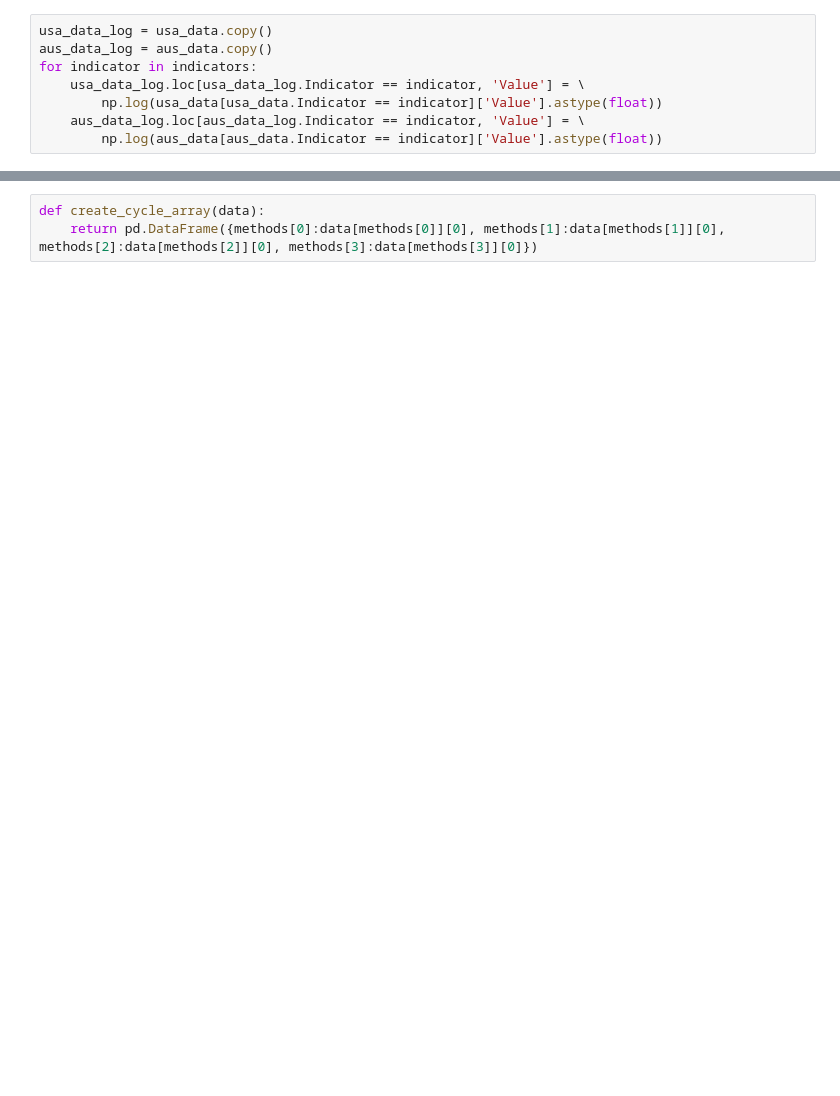
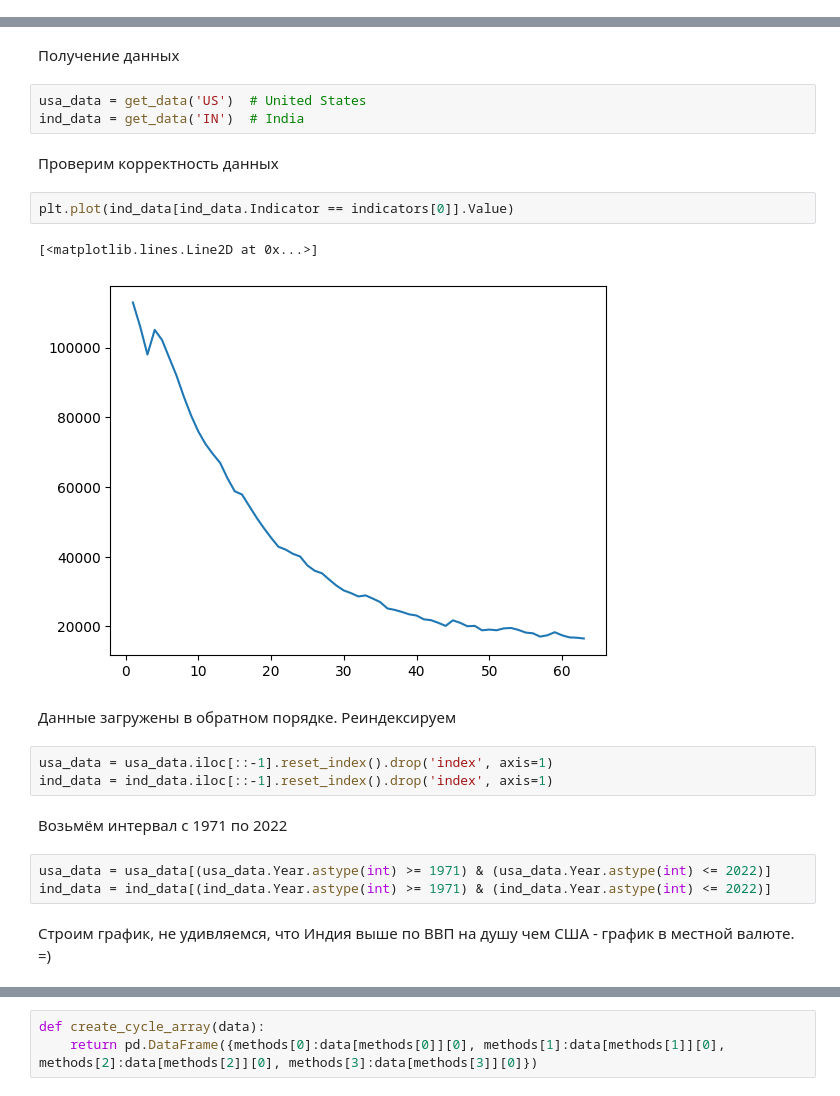
Before and after one commit to SingleMeow/BusinessCycleRegularities, a Jupyter notebook: Solution.ipynb, the cells around one changed output, grey strips where cells are left out. Saved outputs shown, nothing was run; the diff lists cells and outputs as text; blank space fills up the shorter version.

```diff
--- a/Solution.ipynb
+++ b/Solution.ipynb
@@ -114,8 +0,0 @@ plt.plot(usa_data[usa_data.Indicator == indicators[0]].Year, aus_data[aus_data.I
-# %%
-usa_data_log = usa_data.copy()
-aus_data_log = aus_data.copy()
-for indicator in indicators:
-    usa_data_log.loc[usa_data_log.Indicator == indicator, 'Value'] = \
-        np.log(usa_data[usa_data.Indicator == indicator]['Value'].astype(float))
-    aus_data_log.loc[aus_data_log.Indicator == indicator, 'Value'] = \
-        np.log(aus_data[aus_data.Indicator == indicator]['Value'].astype(float))
@@ -315,0 +78,24 @@ Correlation of hp-filters with lambda = 6.25 cycles: f0.5217295998732828
+# %% [markdown]
+Получение данных
+# %%
+usa_data = get_data('US')  # United States
+ind_data = get_data('IN')  # India
+# %% [markdown]
+Проверим корректность данных
+# %%
+plt.plot(ind_data[ind_data.Indicator == indicators[0]].Value)
+# %% [output]
+[<matplotlib.lines.Line2D at 0x...>]
+[figure, added]
+# %% [markdown]
+Данные загружены в обратном порядке. Реиндексируем
+# %%
+usa_data = usa_data.iloc[::-1].reset_index().drop('index', axis=1)
+ind_data = ind_data.iloc[::-1].reset_index().drop('index', axis=1)
+# %% [markdown]
+Возьмём интервал с 1971 по 2022
+# %%
+usa_data = usa_data[(usa_data.Year.astype(int) >= 1971) & (usa_data.Year.astype(int) <= 2022)]
+ind_data = ind_data[(ind_data.Year.astype(int) >= 1971) & (ind_data.Year.astype(int) <= 2022)]
+# %% [markdown]
+Строим график, не удивляемся, что Индия выше по ВВП на душу чем США - график в местной валюте. =)
```
Also changed, not shown: parts of 92 cells of this notebook.
